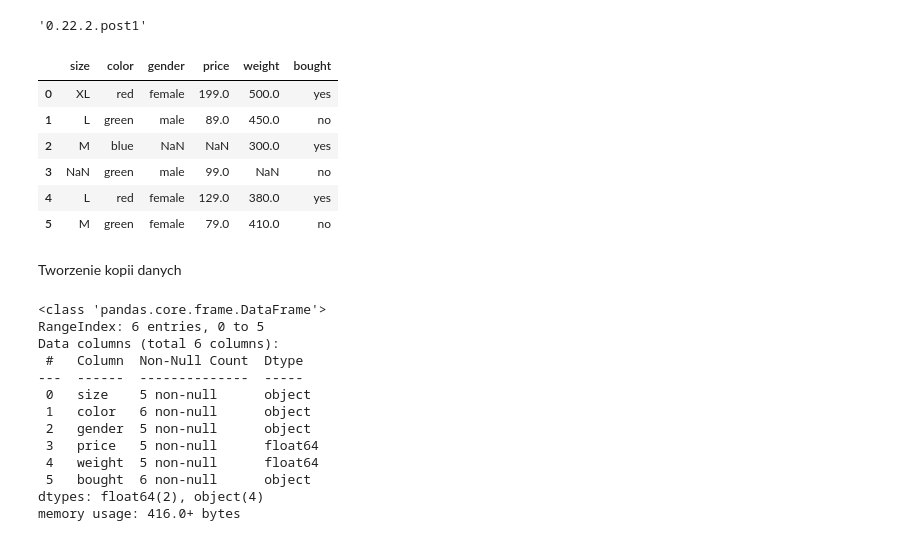
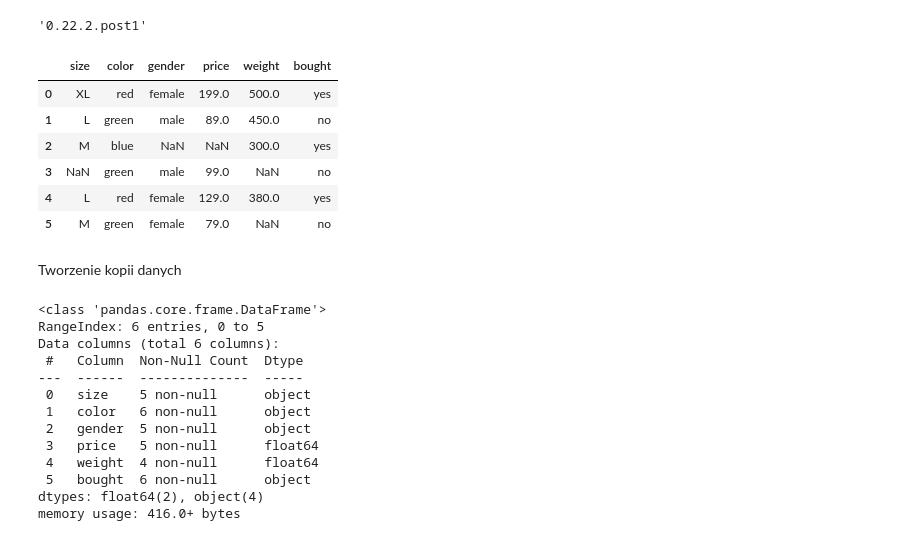
Before and after one commit to pawel0508/MachineLearningBootcamp_I, a Jupyter notebook: Braki_danych.ipynb, the cells around one changed output. Cells and saved outputs as stored; diff of their text form; code cells hidden in the pictures.

```diff
--- a/Braki_danych.ipynb
+++ b/Braki_danych.ipynb
@@ -10,23 +10,23 @@ sklearn.__version__
 # %%
 data = {
     'size': ['XL', 'L', 'M', np.nan, 'L', 'M'],
     'color': ['red', 'green', 'blue', 'green', 'red', 'green'],
     'gender': ['female', 'male', np.nan, 'male', 'female', 'female'],
     'price': [199.0, 89.0, np.nan, 99.0, 129.0, 79.0],
-    'weight': [500, 450, 300, np.nan, 380, 410],
+    'weight': [500, 450, 300, np.nan, 380, np.nan],
     'bought': ['yes', 'no', 'yes', 'no', 'yes', 'no']
 }
 
 df_raw = pd.DataFrame(data = data)
 df_raw
 # %% [output]
 |  | size | color | gender | price | weight | bought |
 | 0 | XL | red | female | 199.0 | 500.0 | yes |
 | 1 | L | green | male | 89.0 | 450.0 | no |
 | 2 | M | blue | NaN | NaN | 300.0 | yes |
 | 3 | NaN | green | male | 99.0 | NaN | no |
 | 4 | L | red | female | 129.0 | 380.0 | yes |
-| 5 | M | green | female | 79.0 | 410.0 | no |
+| 5 | M | green | female | 79.0 | NaN | no |
 # %% [markdown]
 Tworzenie kopii danych
 # %%
@@ -43,7 +43,7 @@ Data columns (total 6 columns):
  1   color   6 non-null      object
  2   gender  5 non-null      object
  3   price   5 non-null      float64
- 4   weight  5 non-null      float64
+ 4   weight  4 non-null      float64
  5   bought  6 non-null      object
 dtypes: float64(2), object(4)
 memory usage: 416.0+ bytes
```
Also changed, not shown: parts of 75 cells of this notebook.
